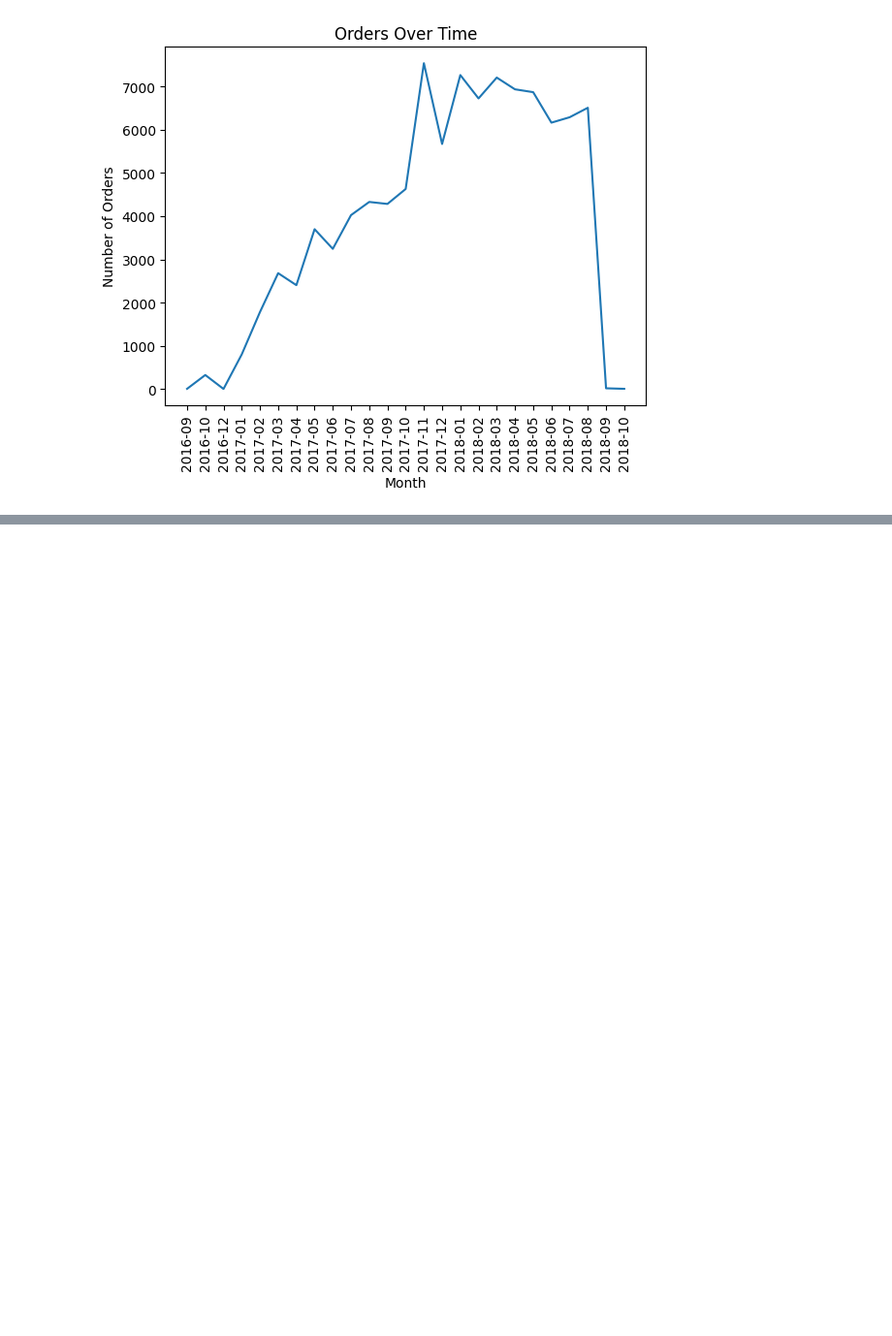
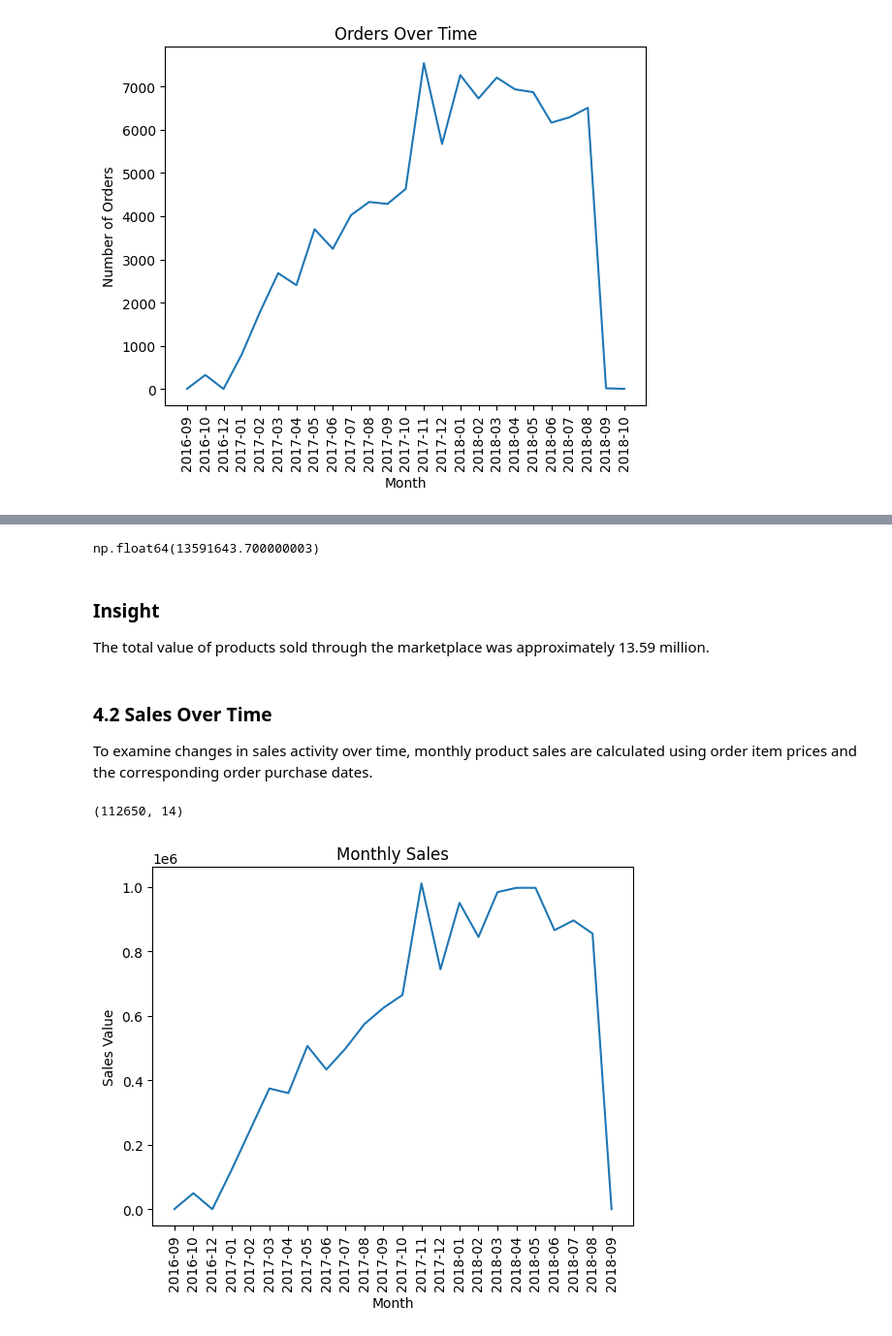
Before and after one commit to aylinshojazade/olist-ecommerce-analytics, a Jupyter notebook: notebooks/03_eda.ipynb, the cells around one changed output, grey strips where cells are left out. Shown at 97% size. Saved outputs shown, nothing was run; the diff lists cells and outputs as text; code cells hidden in the pictures; blank space fills up the shorter version.

Commit message:
analysed sales over time in part 4.2

```diff
--- a/notebooks/03_eda.ipynb
+++ b/notebooks/03_eda.ipynb
@@ -109,0 +121,43 @@ plt.show()
+# %%
+order_items_df["price"].sum()
+# %% [output]
+np.float64(13591643.700000003)
+# %% [markdown]
+### Insight
+
+The total value of products sold through the marketplace was approximately
+13.59 million.
+# %% [markdown]
+### 4.2 Sales Over Time
+
+To examine changes in sales activity over time, monthly product sales are
+calculated using order item prices and the corresponding order purchase
+dates.
+# %%
+merged_order = order_items_df.merge(orders_df, on="order_id")
+
+merged_order.shape
+# %% [output]
+(112650, 14)
+# %%
+merged_order["order_purchase_timestamp"] = pd.to_datetime(
+    merged_order["order_purchase_timestamp"]
+)
+
+monthly_sales = merged_order.groupby(
+    merged_order["order_purchase_timestamp"].dt.to_period("M")
+)["price"].sum()
+# %%
+import matplotlib.pyplot as plt
+
+plt.plot(monthly_sales.index.astype(str), monthly_sales.values)
+
+plt.title("Monthly Sales")
+plt.xlabel("Month")
+plt.ylabel("Sales Value")
+
+plt.xticks(rotation=90)
+
+plt.show()
+# %% [output]
+[figure, added]
```
Also changed, not shown: parts of 3 cells of this notebook.
